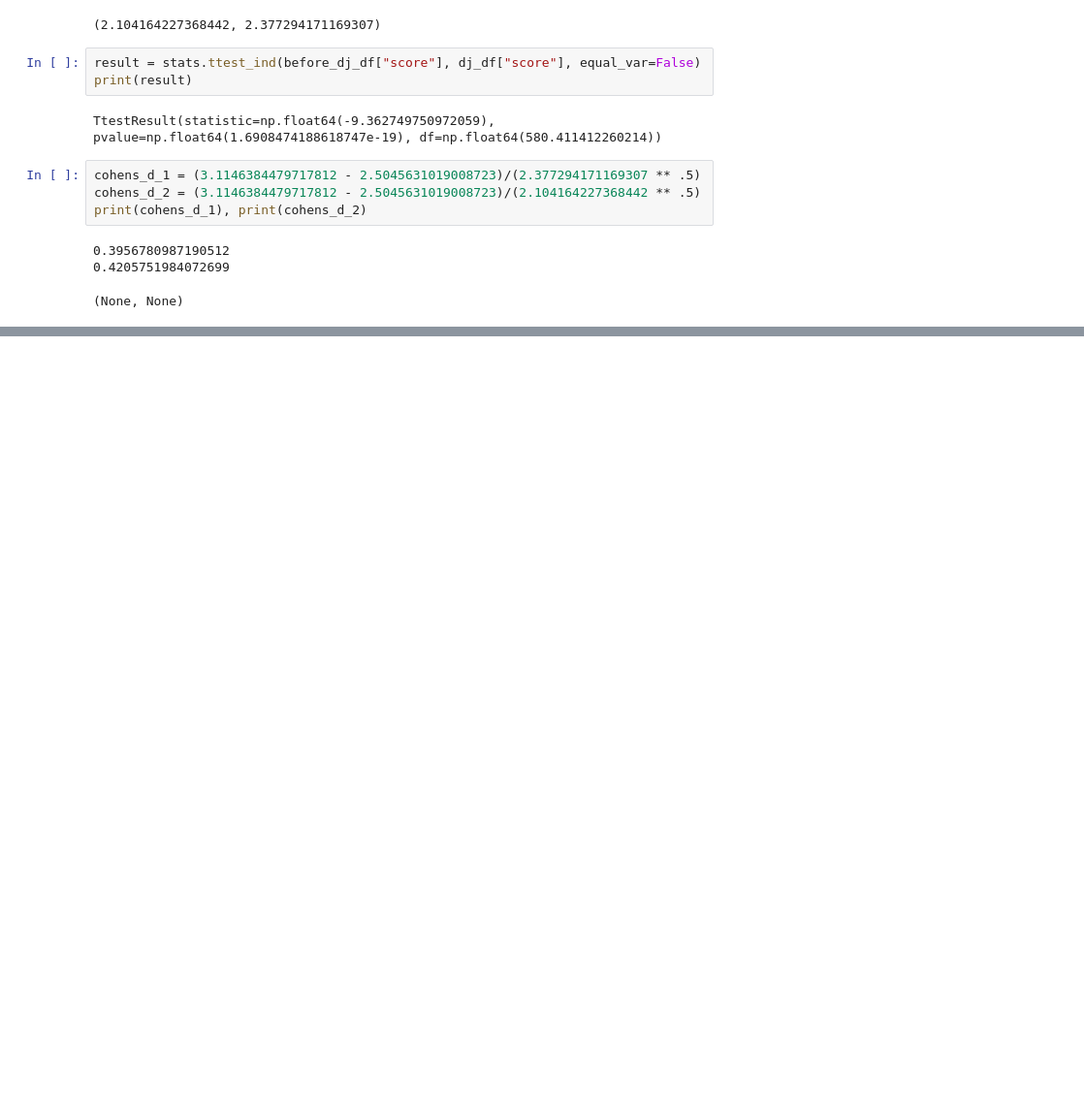
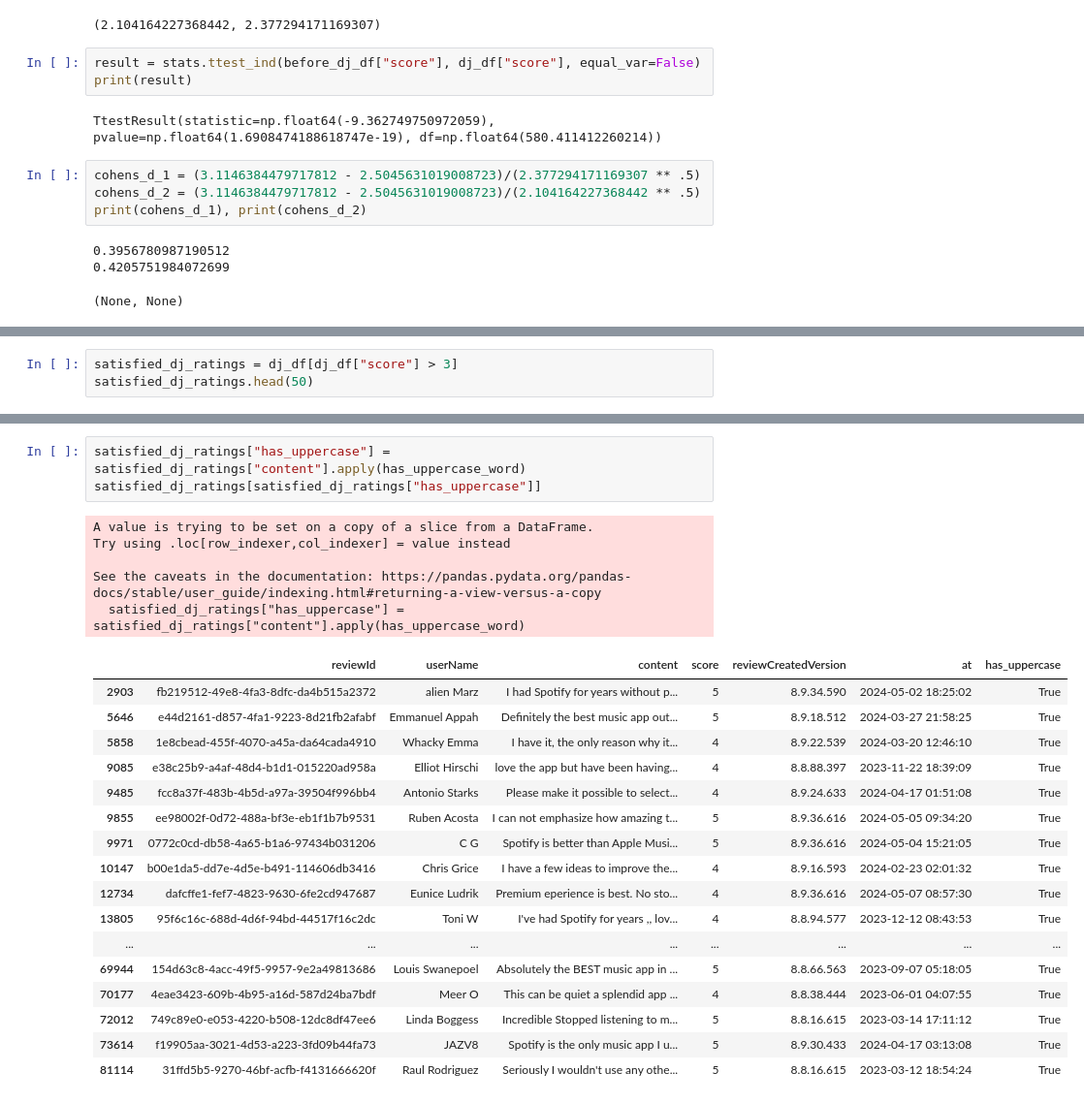
Before and after one commit to zevdavis/data_sci_project_1, a Jupyter notebook: dsp1_analysis.ipynb, the cells around one changed output, grey strips where cells are left out. Shown at 97% size. Cells and saved outputs as stored; diff of their text form; blank space fills up the shorter version.

```diff
--- a/dsp1_analysis.ipynb
+++ b/dsp1_analysis.ipynb
@@ -146,0 +168,3 @@ print(cohens_d_1), print(cohens_d_2)
+# %%
+satisfied_dj_ratings = dj_df[dj_df["score"] > 3]
+satisfied_dj_ratings.head(50)
@@ -146,0 +221,26 @@ print(cohens_d_1), print(cohens_d_2)
+# %%
+satisfied_dj_ratings["has_uppercase"] = satisfied_dj_ratings["content"].apply(has_uppercase_word)
+satisfied_dj_ratings[satisfied_dj_ratings["has_uppercase"]]
+# %% [output]
+A value is trying to be set on a copy of a slice from a DataFrame.
+Try using .loc[row_indexer,col_indexer] = value instead
+
+See the caveats in the documentation: https://pandas.pydata.org/pandas-docs/stable/user_guide/indexing.html#returning-a-view-versus-a-copy
+  satisfied_dj_ratings["has_uppercase"] = satisfied_dj_ratings["content"].apply(has_uppercase_word)
+|  | reviewId | userName | content | score | reviewCreatedVersion | at | has_uppercase |
+| 2903 | fb219512-49e8-4fa3-8dfc-da4b515a2372 | alien Marz | I had Spotify for years without p... | 5 | 8.9.34.590 | 2024-05-02 18:25:02 | True |
+| 5646 | e44d2161-d857-4fa1-9223-8d21fb2afabf | Emmanuel Appah | Definitely the best music app out... | 5 | 8.9.18.512 | 2024-03-27 21:58:25 | True |
+| 5858 | 1e8cbead-455f-4070-a45a-da64cada4910 | Whacky Emma | I have it, the only reason why it... | 4 | 8.9.22.539 | 2024-03-20 12:46:10 | True |
+| 9085 | e38c25b9-a4af-48d4-b1d1-015220ad958a | Elliot Hirschi | love the app but have been having... | 4 | 8.8.88.397 | 2023-11-22 18:39:09 | True |
+| 9485 | fcc8a37f-483b-4b5d-a97a-39504f996bb4 | Antonio Starks | Please make it possible to select... | 4 | 8.9.24.633 | 2024-04-17 01:51:08 | True |
+| 9855 | ee98002f-0d72-488a-bf3e-eb1f1b7b9531 | Ruben Acosta | I can not emphasize how amazing t... | 5 | 8.9.36.616 | 2024-05-05 09:34:20 | True |
+| 9971 | 0772c0cd-db58-4a65-b1a6-97434b031206 | C G | Spotify is better than Apple Musi... | 5 | 8.9.36.616 | 2024-05-04 15:21:05 | True |
+| 10147 | b00e1da5-dd7e-4d5e-b491-114606db3416 | Chris Grice | I have a few ideas to improve the... | 4 | 8.9.16.593 | 2024-02-23 02:01:32 | True |
+| 12734 | dafcffe1-fef7-4823-9630-6fe2cd947687 | Eunice Ludrik | Premium eperience is best. No sto... | 4 | 8.9.36.616 | 2024-05-07 08:57:30 | True |
+| 13805 | 95f6c16c-688d-4d6f-94bd-44517f16c2dc | Toni W | I've had Spotify for years ,, lov... | 4 | 8.8.94.577 | 2023-12-12 08:43:53 | True |
+| ... | ... | ... | ... | ... | ... | ... | ... |
+| 69944 | 154d63c8-4acc-49f5-9957-9e2a49813686 | Louis Swanepoel | Absolutely the BEST music app in ... | 5 | 8.8.66.563 | 2023-09-07 05:18:05 | True |
+| 70177 | 4eae3423-609b-4b95-a16d-587d24ba7bdf | Meer O | This can be quiet a splendid app ... | 4 | 8.8.38.444 | 2023-06-01 04:07:55 | True |
+| 72012 | 749c89e0-e053-4220-b508-12dc8df47ee6 | Linda Boggess | Incredible Stopped listening to m... | 5 | 8.8.16.615 | 2023-03-14 17:11:12 | True |
+| 73614 | f19905aa-3021-4d53-a223-3fd09b44fa73 | JAZV8 | Spotify is the only music app I u... | 5 | 8.9.30.433 | 2024-04-17 03:13:08 | True |
+| 81114 | 31ffd5b5-9270-46bf-acfb-f4131666620f | Raul Rodriguez | Seriously I wouldn't use any othe... | 5 | 8.8.16.615 | 2023-03-12 18:54:24 | True |
```
Also changed, not shown: parts of 7 cells of this notebook.
